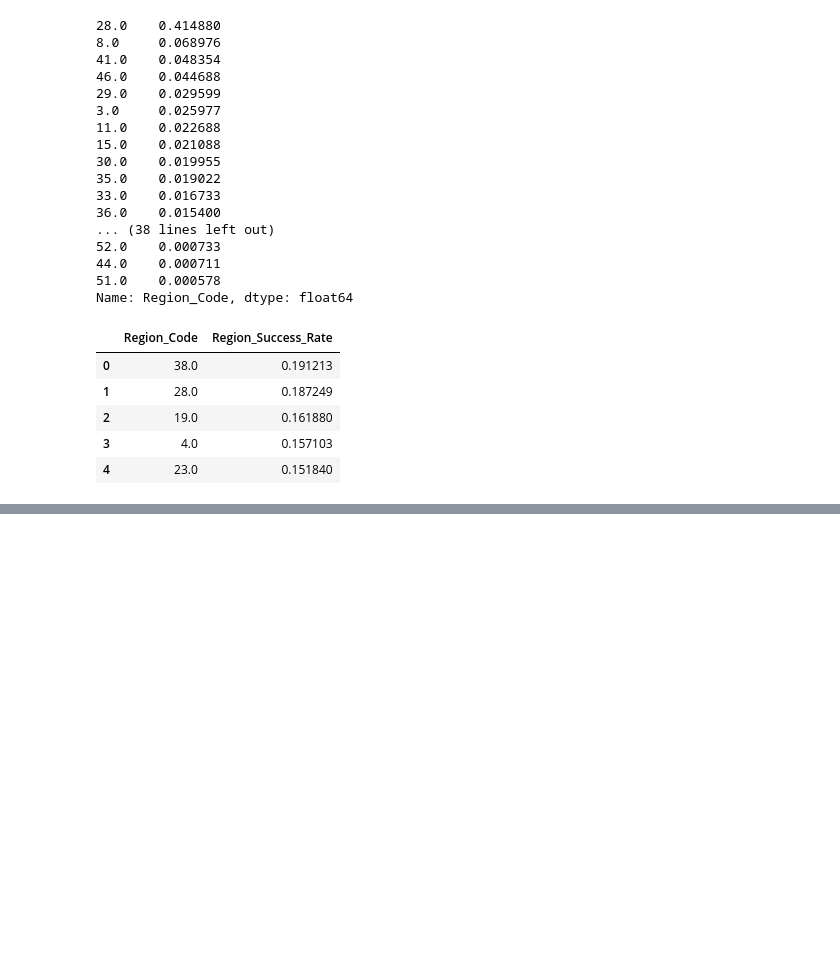
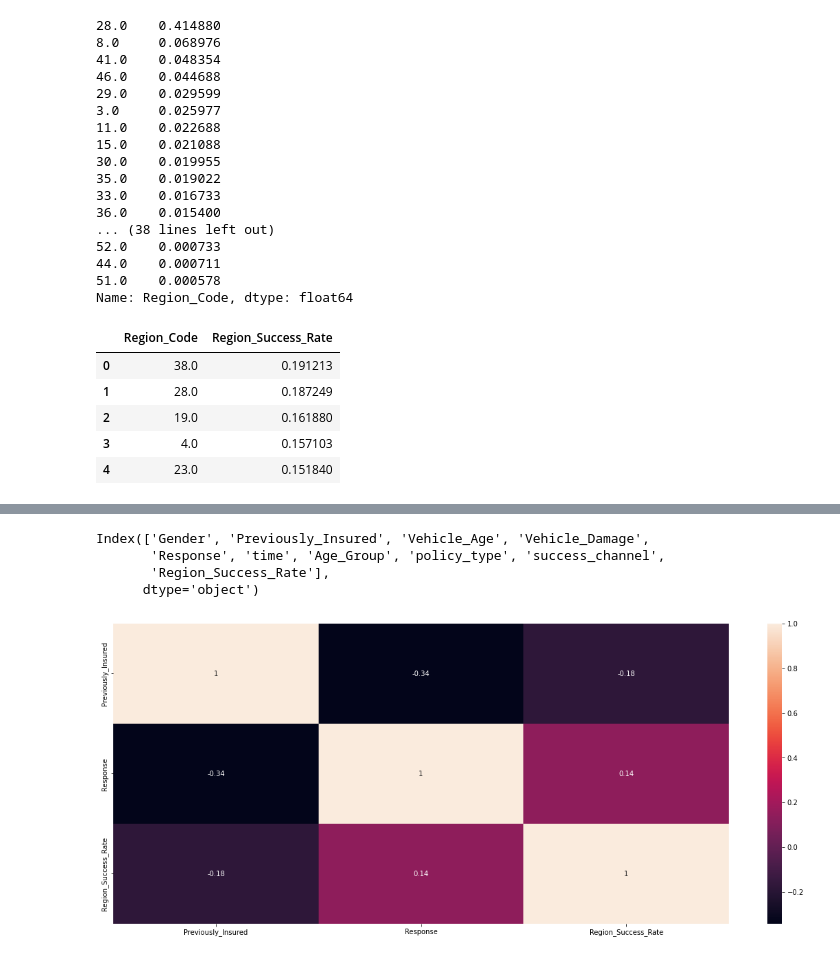
Before and after one commit to aloksingh43/HEALTH_INSURANCE_CROSS_SELL_PREDICTION, a Jupyter notebook: HEALTH_INSURANCE_CROSS_SELL_PREDICTION.ipynb, the cells around one changed output, grey strips where cells are left out. Saved outputs shown, nothing was run; the diff lists cells and outputs as text; code cells hidden in the pictures; blank space fills up the shorter version.

```diff
--- a/HEALTH_INSURANCE_CROSS_SELL_PREDICTION.ipynb
+++ b/HEALTH_INSURANCE_CROSS_SELL_PREDICTION.ipynb
@@ -584,0 +597,4 @@ df_region.head()
+# %%
+# merge with original dataset
+df=pd.merge(df, df_region, on='Region_Code', how='left')
+df.head()
@@ -584,0 +608,17 @@ df_region.head()
+# %%
+# drop column
+df.drop(['Age','Driving_License','Region_Code','Annual_Premium','Vintage','Policy_Sales_Channel','Channel_Success_Rate'],axis=1,inplace=True)
+# %%
+# check after drop column
+df.columns
+# %% [output]
+Index(['Gender', 'Previously_Insured', 'Vehicle_Age', 'Vehicle_Damage',
+       'Response', 'time', 'Age_Group', 'policy_type', 'success_channel',
+       'Region_Success_Rate'],
+      dtype='object')
+# %%
+# plot correlation plot
+plt.figure(figsize = (20, 8))
+sns.heatmap(df.corr(), annot = True);
+# %% [output]
+[figure, added]
```
Also changed, not shown: parts of 10 cells of this notebook.
